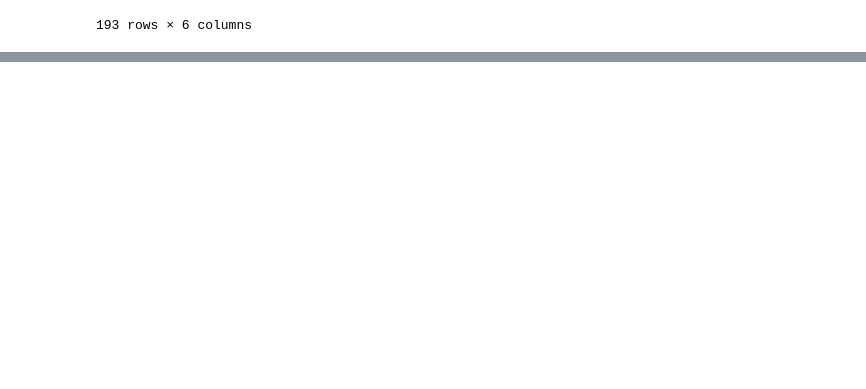
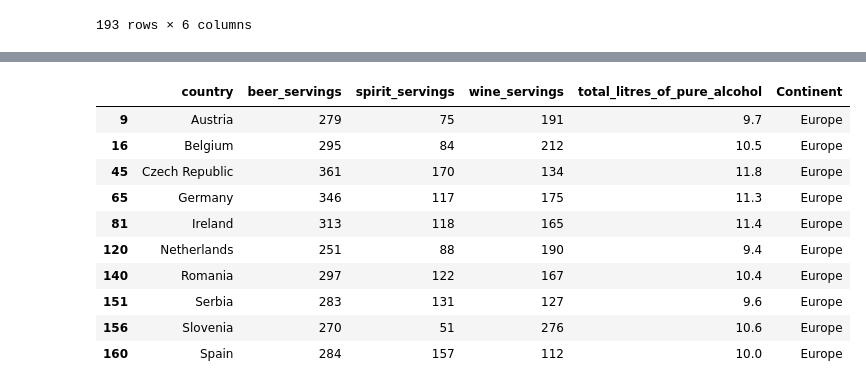
Before and after one commit to benbauer89/udacity, a Jupyter notebook: Basics/pandas/pandas drop + documentation for methods.ipynb, the cells around one changed output, grey strips where cells are left out. Drawn from its saved outputs; the diff is of its cells as text; code cells hidden in the pictures; blank space fills up the shorter version.

```diff
--- a/Basics/pandas/pandas drop + documentation for methods.ipynb
+++ b/Basics/pandas/pandas drop + documentation for methods.ipynb
@@ -90,0 +92,2 @@ drinks.drop_duplicates()
+# %%
+drinks.rename(columns= {'continent': 'Continent'}, inplace=True) # inplace true affect the underlying df
@@ -90,0 +173,15 @@ drinks.drop_duplicates()
+# %%
+# can also pass a list of arguments to isin()
+drinks[(drinks.beer_servings >= 250) & (drinks.wine_servings >= 100) & drinks.Continent.isin(['Europe'])]
+# %% [output]
+|  | country | beer_servings | spirit_servings | wine_servings | total_litres_of_pure_alcohol | Continent |
+| 9 | Austria | 279 | 75 | 191 | 9.7 | Europe |
+| 16 | Belgium | 295 | 84 | 212 | 10.5 | Europe |
+| 45 | Czech Republic | 361 | 170 | 134 | 11.8 | Europe |
+| 65 | Germany | 346 | 117 | 175 | 11.3 | Europe |
+| 81 | Ireland | 313 | 118 | 165 | 11.4 | Europe |
+| 120 | Netherlands | 251 | 88 | 190 | 9.4 | Europe |
+| 140 | Romania | 297 | 122 | 167 | 10.4 | Europe |
+| 151 | Serbia | 283 | 131 | 127 | 9.6 | Europe |
+| 156 | Slovenia | 270 | 51 | 276 | 10.6 | Europe |
+| 160 | Spain | 284 | 157 | 112 | 10.0 | Europe |
```
Also changed, not shown: parts of 5 cells of this notebook.
